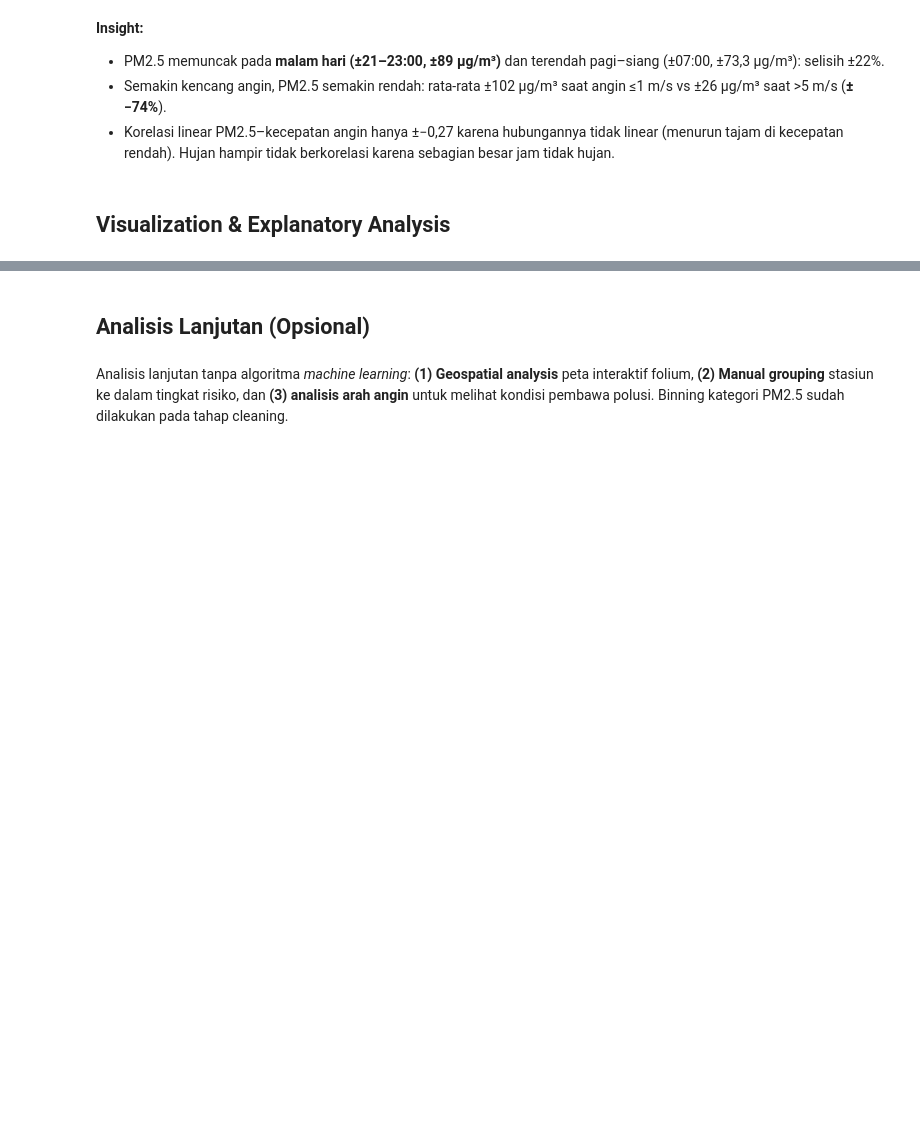
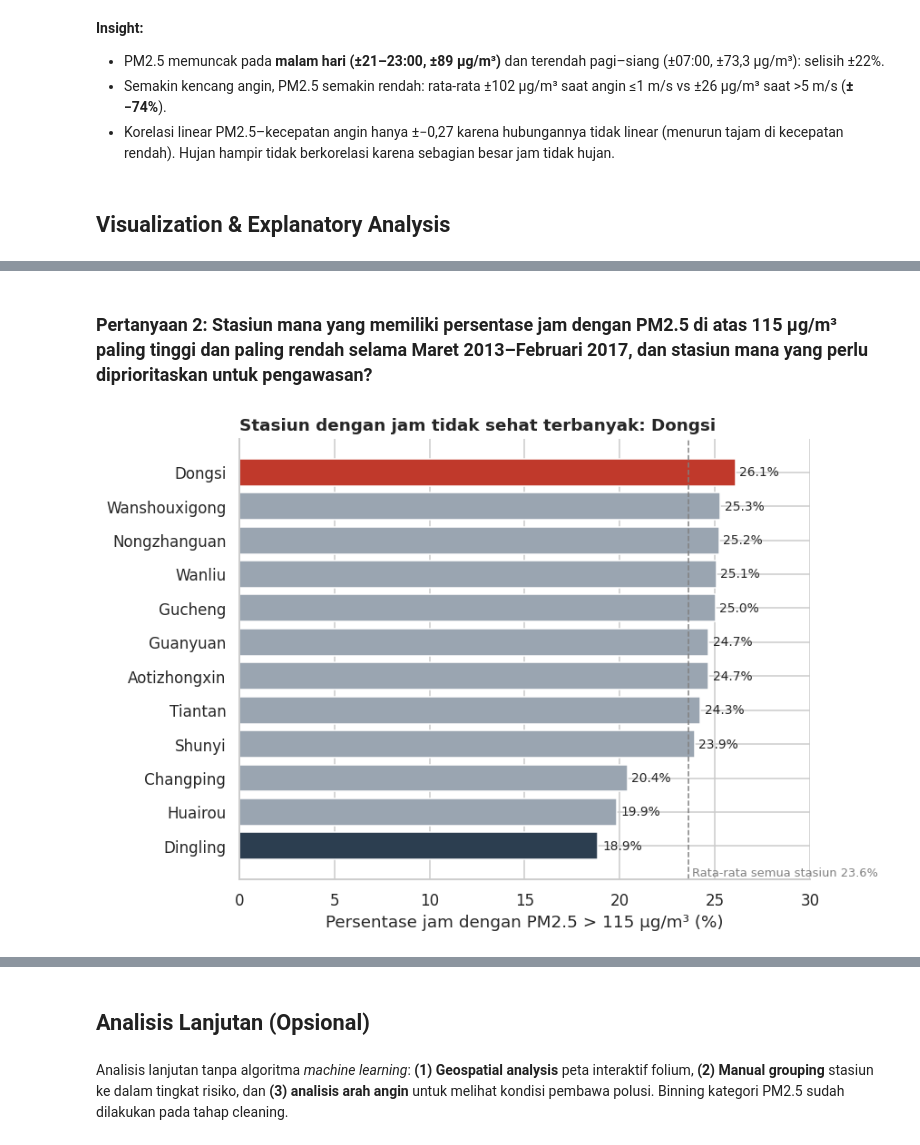
Before and after one commit to LrRyPa/Proyek_Analisis_Data, a Jupyter notebook: notebook.ipynb, the cells around one changed output, grey strips where cells are left out. Cells and saved outputs as stored; diff of their text form; code cells hidden in the pictures; blank space fills up the shorter version.

```diff
--- a/notebook.ipynb
+++ b/notebook.ipynb
@@ -515,0 +511,18 @@ plt.tight_layout(); plt.show()
+# %% [markdown]
+### Pertanyaan 2: Stasiun mana yang memiliki persentase jam dengan PM2.5 di atas 115 µg/m³ paling tinggi dan paling rendah selama Maret 2013–Februari 2017, dan stasiun mana yang perlu diprioritaskan untuk pengawasan?
+# %%
+st = stasiun.sort_values('persen_jam_tidak_sehat')
+rata_semua = (df_pm['PM2.5'] > 115).mean() * 100
+
+fig, ax = plt.subplots(figsize=(8, 5.5))
+warna = [ACCENT if s == st.index[-1] else (DARK if s == st.index[0] else BASE) for s in st.index]
+bars = ax.barh(st.index, st['persen_jam_tidak_sehat'], color=warna)
+ax.bar_label(bars, fmt='%.1f%%', padding=3, fontsize=9)
+ax.axvline(rata_semua, color='gray', ls='--', lw=1)
+ax.text(rata_semua + 0.2, -0.9, f'Rata-rata semua stasiun {rata_semua:.1f}%', fontsize=8.5, color='gray')
+ax.set_xlim(0, st['persen_jam_tidak_sehat'].max() * 1.15)
+ax.set_xlabel('Persentase jam dengan PM2.5 > 115 µg/m³ (%)')
+ax.set_title('Stasiun dengan jam tidak sehat terbanyak: ' + st.index[-1], loc='left', fontweight='bold')
+plt.tight_layout(); plt.show()
+# %% [output]
+[figure, added]
```
Also changed, not shown: parts of 19 cells of this notebook.
